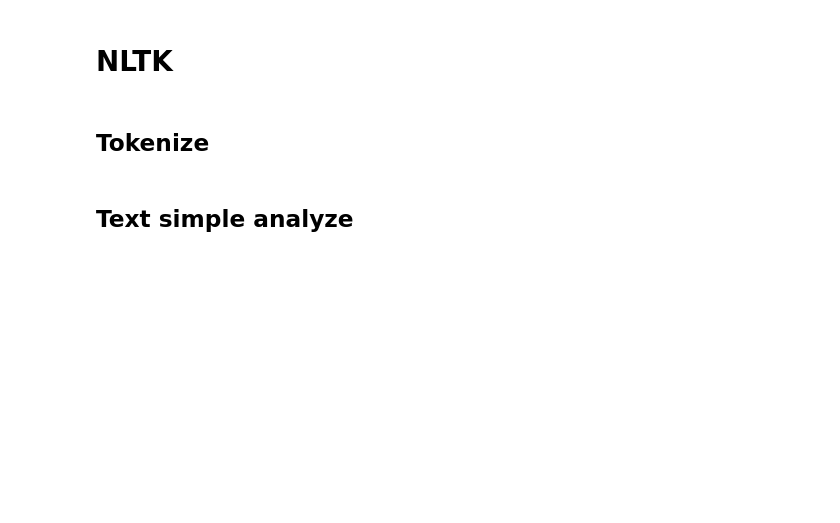
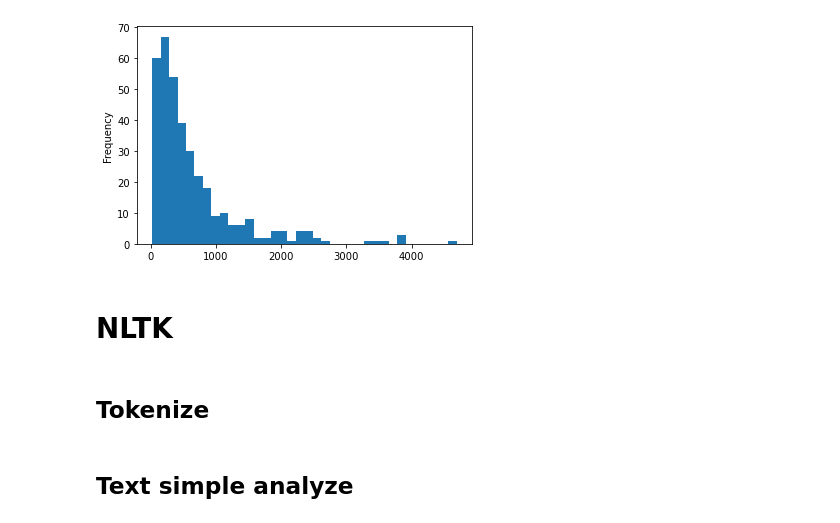
Before and after one commit to edbons/faiky-tails, a Jupyter notebook: metrics.ipynb, the cells around one changed output. Drawn from its saved outputs; the diff is of its cells as text; code cells hidden in the pictures; blank space fills up the shorter version.

```diff
--- a/metrics.ipynb
+++ b/metrics.ipynb
@@ -14,5 +15,8 @@ corpus = []
 for _, dirs, files in os.walk(root_path):
     for file in files:
         with open(root_path + file, 'r', encoding='utf-8') as f:
-            doc = preproccess_text(f.read())
-        corpus.append(doc)
+            doc = clean_text(f.read())
+        corpus.append(doc.split())
+# %%
+corp_size = [len(doc) for doc in corpus]
+print(corp_size)
@@ -18,0 +25,15 @@ for _, dirs, files in os.walk(root_path):
+# %%
+import matplotlib.pyplot as plt
+import pandas as pd
+
+sr = pd.Series(corp_size)
+print('All tokens=', sr.sum())
+print('Size=', sr.count())
+print('Mean=', sr.mean())
+print('Median=', sr.median())
+print('Moda=', sr[sr.mode()].values)
+print('Min=', sr.min())
+print('Max=', sr.max())
+print('Std=', sr.std())
+# sr.plot()
+print()
@@ -19,3 +49,8 @@ for _, dirs, files in os.walk(root_path):
+# %%
+sr.plot.hist(bins=36, figsize=(6,4))
+plt.savefig('test.jpg')
+# %% [output]
+[figure, added]
 # %%
 print(corpus[0][:50])
 # %% [markdown]
```
Also changed, not shown: parts of 4 cells of this notebook, 2 other files.
